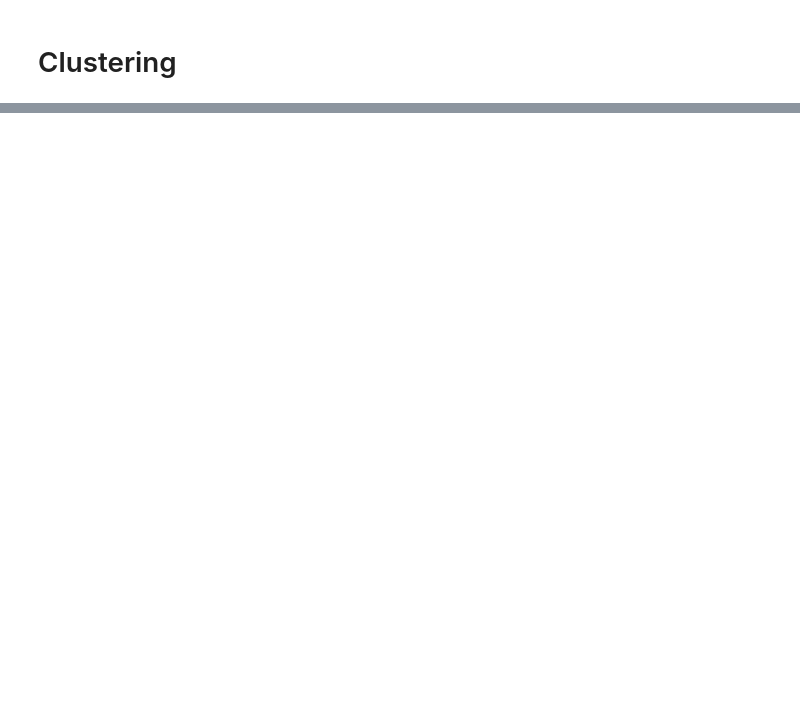
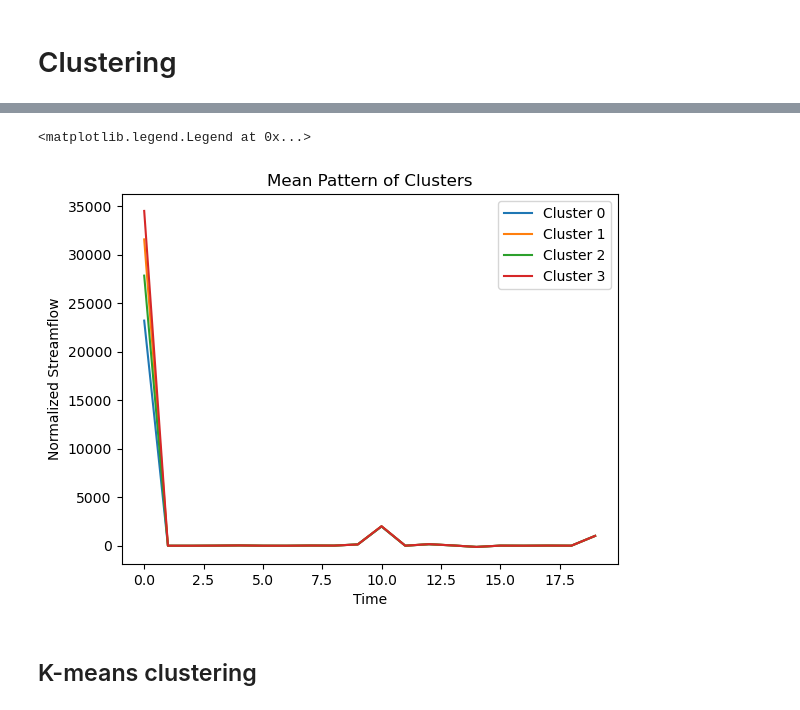
Before and after one commit to Drums180/Geoscientific_Analysis_Project, a Jupyter notebook: clustering_analysis.ipynb, the cells around one changed output, grey strips where cells are left out. Saved outputs shown, nothing was run; the diff lists cells and outputs as text; code cells hidden in the pictures; blank space fills up the shorter version.

```diff
--- a/clustering_analysis.ipynb
+++ b/clustering_analysis.ipynb
@@ -29,0 +54,22 @@ data_clean.head()
+# %%
+### now cluster
+n_clusters = 4
+cluster = AgglomerativeClustering(n_clusters=n_clusters,
+                                  metric='euclidean',
+                                  linkage='ward')
+cn = cluster.fit_predict(data)
+
+### find mean pattern of each cluster
+cluster_pattern = np.array([data[cn==i].mean(axis=0) for i in range(n_clusters)])
+# %%
+### visualize clusters
+plt.plot(cluster_pattern.T)
+plt.ylabel('Normalized Streamflow')
+plt.xlabel('Time')
+plt.title('Mean Pattern of Clusters')
+plt.legend([f'Cluster {i}' for i in range(n_clusters)])
+# %% [output]
+<matplotlib.legend.Legend at 0x...>
+[figure, added]
+# %% [markdown]
+## K-means clustering
```
Also changed, not shown: parts of 6 cells of this notebook, 4 other files.
